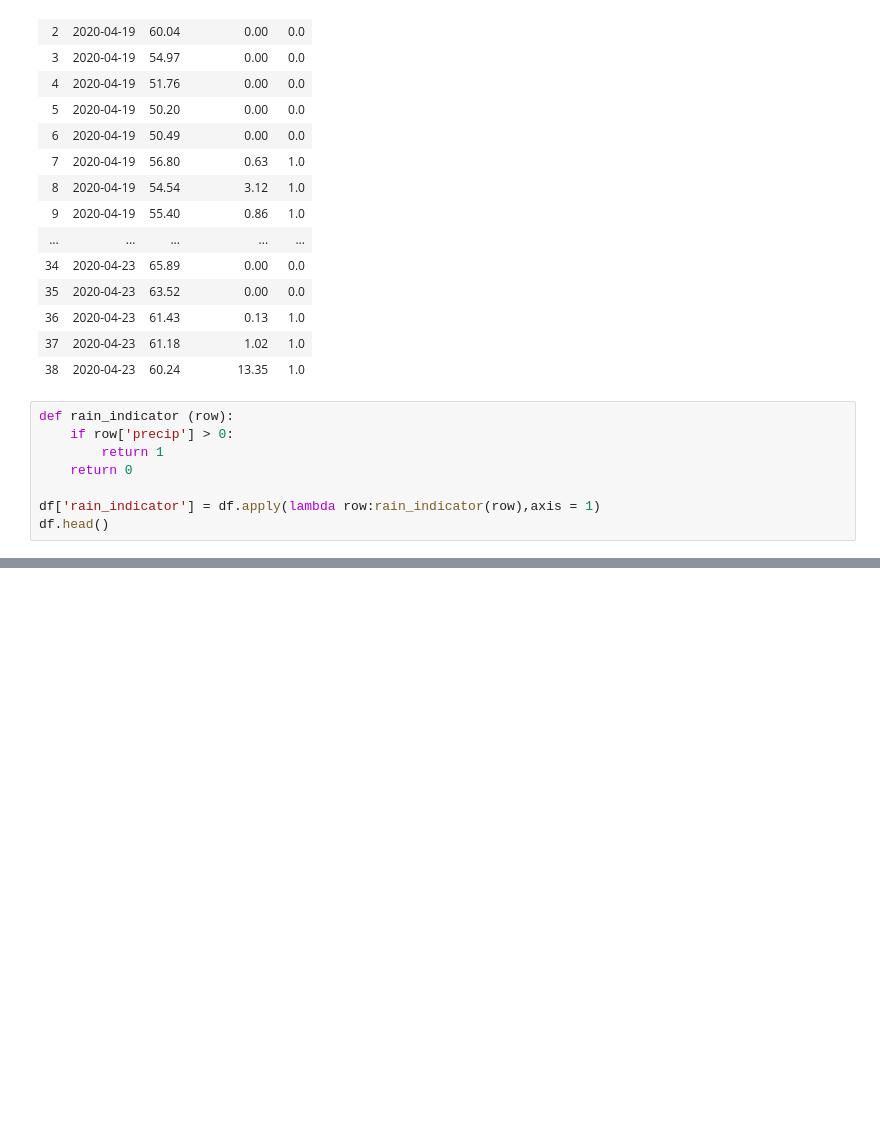
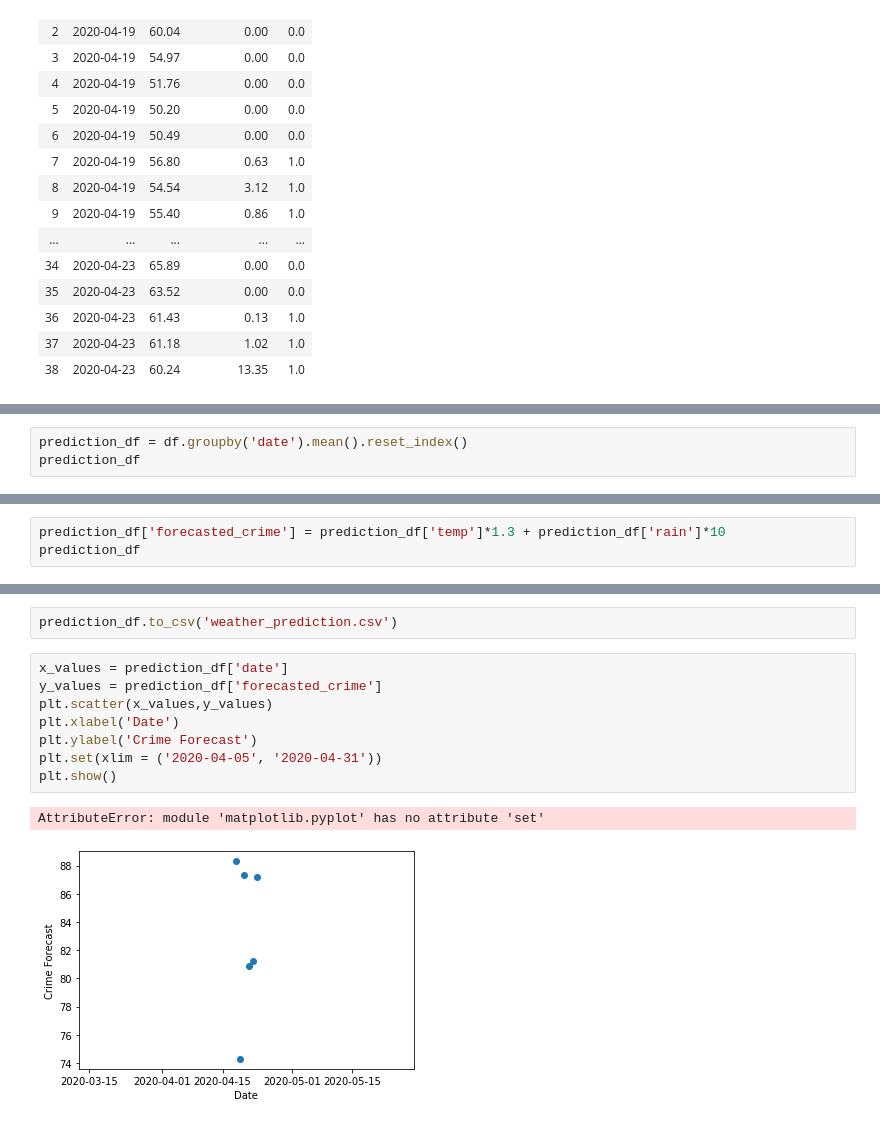
Before and after one commit to balhoffk/TheRottenApples, a Jupyter notebook: soupyweather.ipynb, the cells around one changed output, grey strips where cells are left out. Saved outputs shown, nothing was run; the diff lists cells and outputs as text; blank space fills up the shorter version.

```diff
--- a/soupyweather.ipynb
+++ b/soupyweather.ipynb
@@ -145,11 +145,3 @@ df
 | 36 | 2020-04-23 | 61.43 | 0.13 | 1.0 |
 | 37 | 2020-04-23 | 61.18 | 1.02 | 1.0 |
 | 38 | 2020-04-23 | 60.24 | 13.35 | 1.0 |
-# %%
-def rain_indicator (row):
-    if row['precip'] > 0:
-        return 1
-    return 0
-
-df['rain_indicator'] = df.apply(lambda row:rain_indicator(row),axis = 1)
-df.head()
@@ -157,0 +148,3 @@ df.dtypes
+# %%
+prediction_df = df.groupby('date').mean().reset_index()
+prediction_df
@@ -157,0 +159,3 @@ df.dtypes
+# %%
+prediction_df['forecasted_crime'] = prediction_df['temp']*1.3 + prediction_df['rain']*10
+prediction_df
@@ -157,0 +170,13 @@ df.dtypes
+# %%
+prediction_df.to_csv('weather_prediction.csv')
+# %%
+x_values = prediction_df['date']
+y_values = prediction_df['forecasted_crime']
+plt.scatter(x_values,y_values)
+plt.xlabel('Date')
+plt.ylabel('Crime Forecast')
+plt.set(xlim = ('2020-04-05', '2020-04-31'))
+plt.show()
+# %% [output]
+AttributeError: module 'matplotlib.pyplot' has no attribute 'set'
+[figure, added]
```
Also changed, not shown: parts of 3 cells of this notebook.
